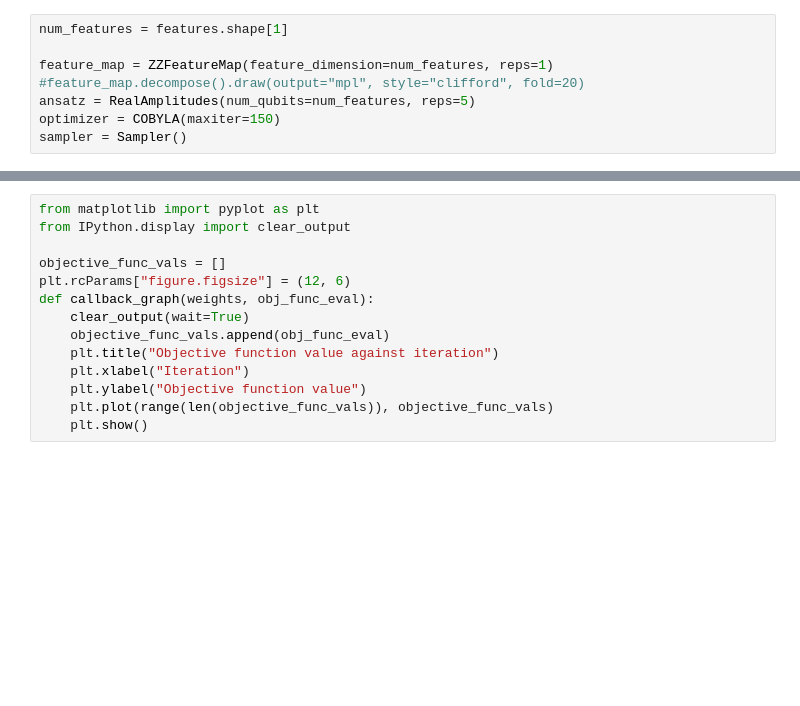
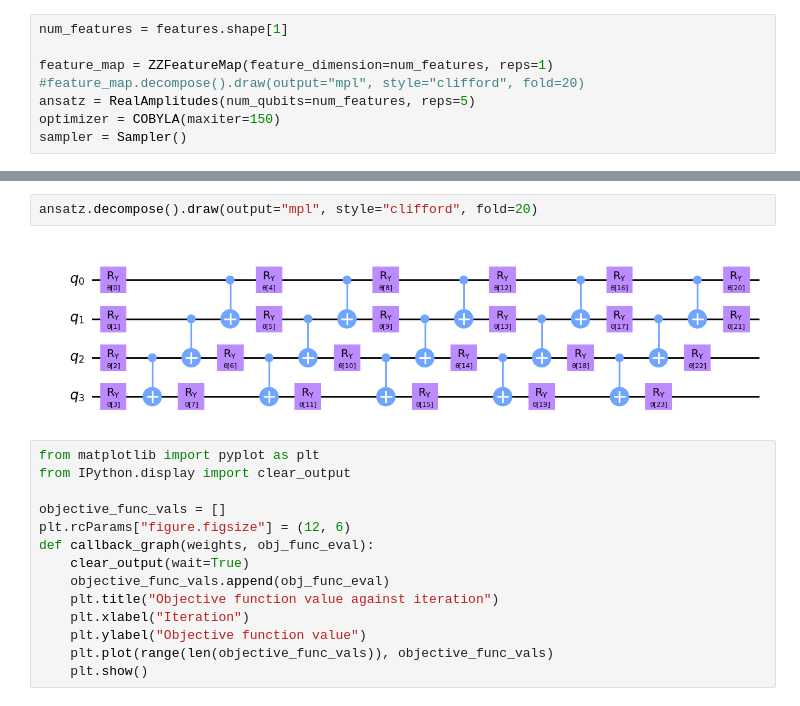
Before and after one commit to Qusid/QuantumMachineLearning, a Jupyter notebook: BankruptcyDataQVC.ipynb, the cells around one changed output, grey strips where cells are left out. Saved outputs shown, nothing was run; the diff lists cells and outputs as text; blank space fills up the shorter version.

```diff
--- a/Main.ipynb
+++ b/BankruptcyDataQVC.ipynb
@@ -276,3 +327,7 @@ sampler = Sampler()
+# %%
+ansatz.decompose().draw(output="mpl", style="clifford", fold=20)
+# %% [output]
+[figure, added]
 # %%
 from matplotlib import pyplot as plt
 from IPython.display import clear_output
```
Also changed, not shown: parts of 11 cells of this notebook, 3 other files.
